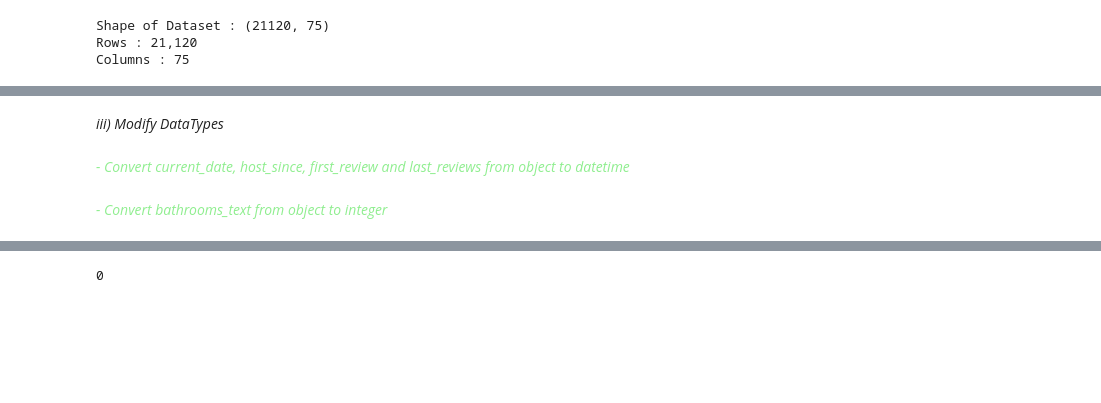
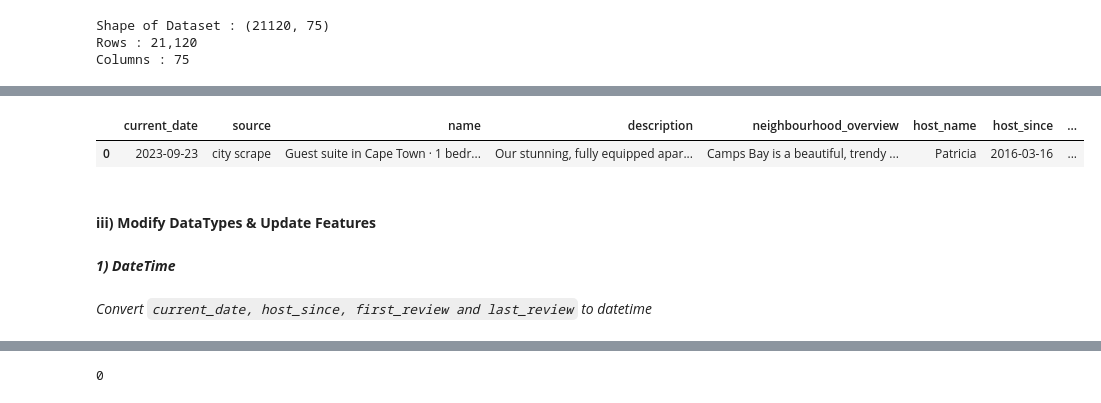
Before and after one commit to adrianjuliusaluoch/Data_Preprocessing_Cape_Town_Airbnb_Listings, a Jupyter notebook: data_cleaning.ipynb, the cells around one changed output, grey strips where cells are left out. Cells and saved outputs as stored; diff of their text form; code cells hidden in the pictures; blank space fills up the shorter version.

```diff
--- a/data_cleaning.ipynb
+++ b/data_cleaning.ipynb
@@ -168,10 +177,15 @@ data.rename(columns={
+# %%
+data.iloc[:1]
+# %% [output]
+|  | current_date | source | name | description | neighbourhood_overview | host_name | host_since | ... |
+| 0 | 2023-09-23 | city scrape | Guest suite in Cape Town · 1 bedr... | Our stunning, fully equipped apar... | Camps Bay is a beautiful, trendy ... | Patricia | 2016-03-16 | ... |
 # %% [markdown]
-*iii) Modify DataTypes*
+#### **iii) Modify DataTypes & Update Features**
+# %% [markdown]
+***1) DateTime***
 # %% [markdown]
-*<font color='lightgreen'>- Convert current_date, host_since, first_review and last_reviews from object to datetime</font>*
+*Convert `current_date, host_since, first_review and last_review` to datetime*
 # %%
 dates=['current_date','host_since','first_review','last_review']
 for index in dates:
     data[index]=pd.to_datetime(data[index])
-# %% [markdown]
-*<font color='lightgreen'>- Convert bathrooms_text from object to integer*
```
Also changed, not shown: parts of 78 cells of this notebook, 1 other file.
